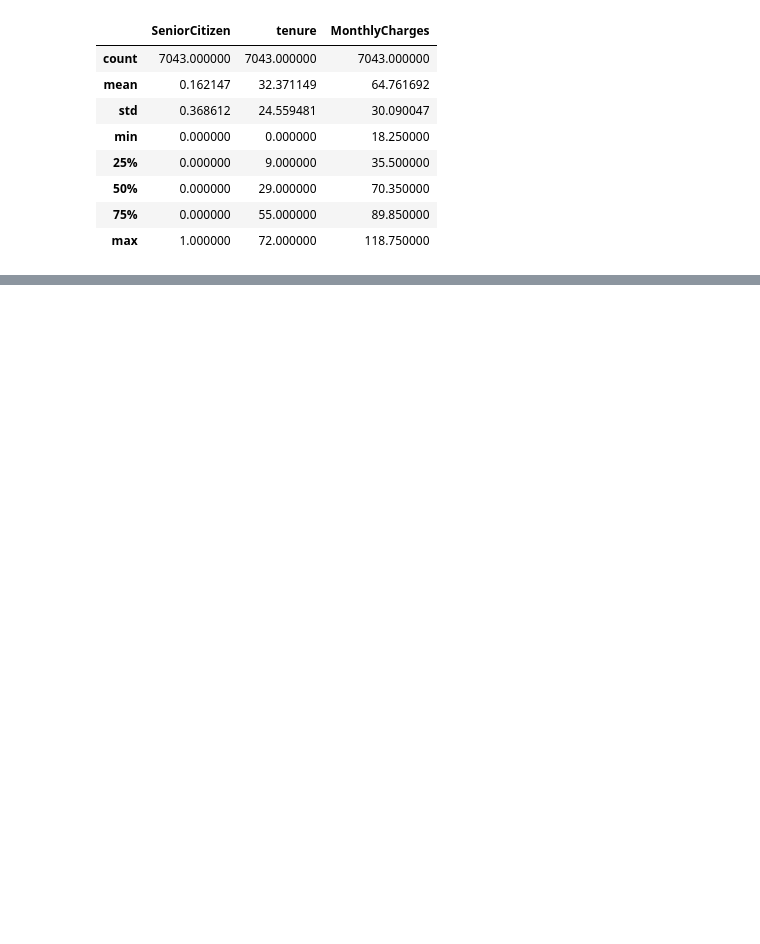
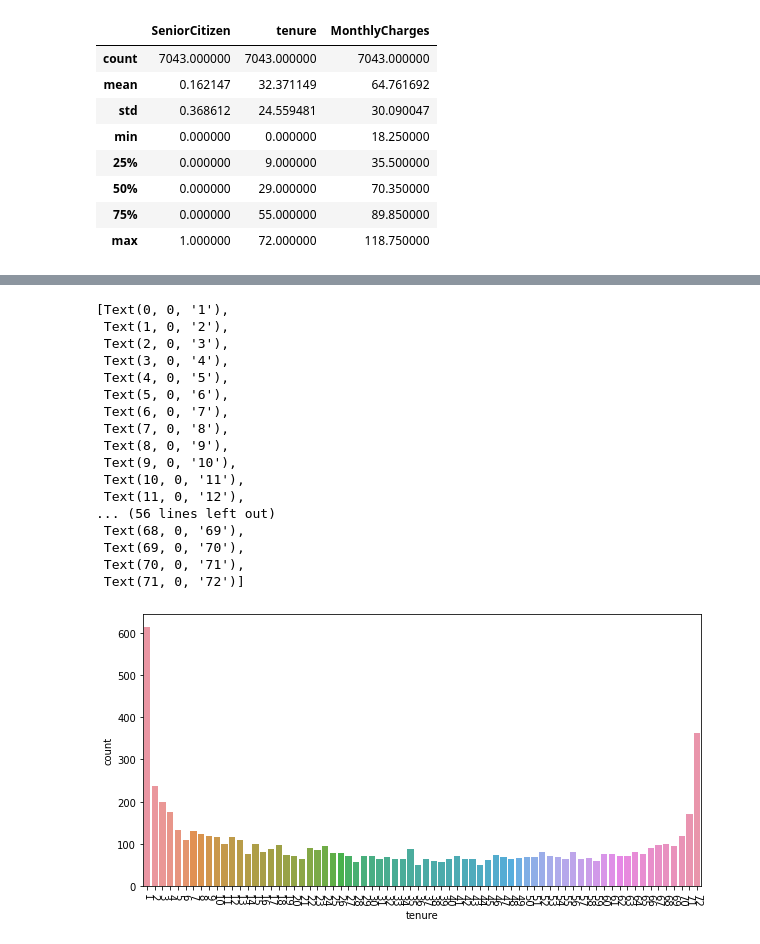
Before and after one commit to alecngai/19_Churn_Prediction, a Jupyter notebook: Analysis.ipynb, the cells around one changed output, grey strips where cells are left out. Saved outputs shown, nothing was run; the diff lists cells and outputs as text; code cells hidden in the pictures; blank space fills up the shorter version.

```diff
--- a/Analysis.ipynb
+++ b/Analysis.ipynb
@@ -39,0 +155,23 @@ df.describe()
+# %%
+plt.figure(figsize=(10,5))
+chart = sns.countplot("tenure",data=df)
+chart.set_xticklabels(chart.get_xticklabels(), rotation=-90)
+# %% [output]
+[Text(0, 0, '1'),
+ Text(1, 0, '2'),
+ Text(2, 0, '3'),
+ Text(3, 0, '4'),
+ Text(4, 0, '5'),
+ Text(5, 0, '6'),
+ Text(6, 0, '7'),
+ Text(7, 0, '8'),
+ Text(8, 0, '9'),
+ Text(9, 0, '10'),
+ Text(10, 0, '11'),
+ Text(11, 0, '12'),
+... (56 lines left out)
+ Text(68, 0, '69'),
+ Text(69, 0, '70'),
+ Text(70, 0, '71'),
+ Text(71, 0, '72')]
+[figure, added]
```
Also changed, not shown: parts of 17 cells of this notebook.
